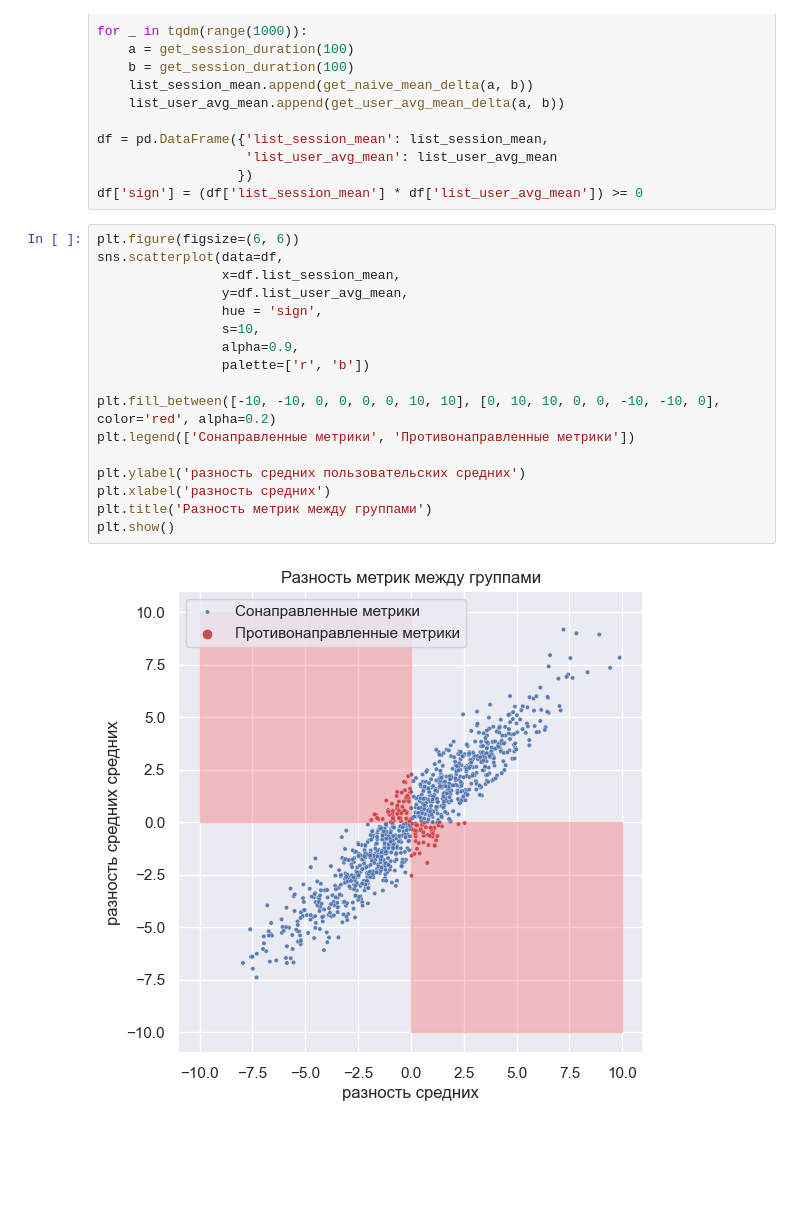
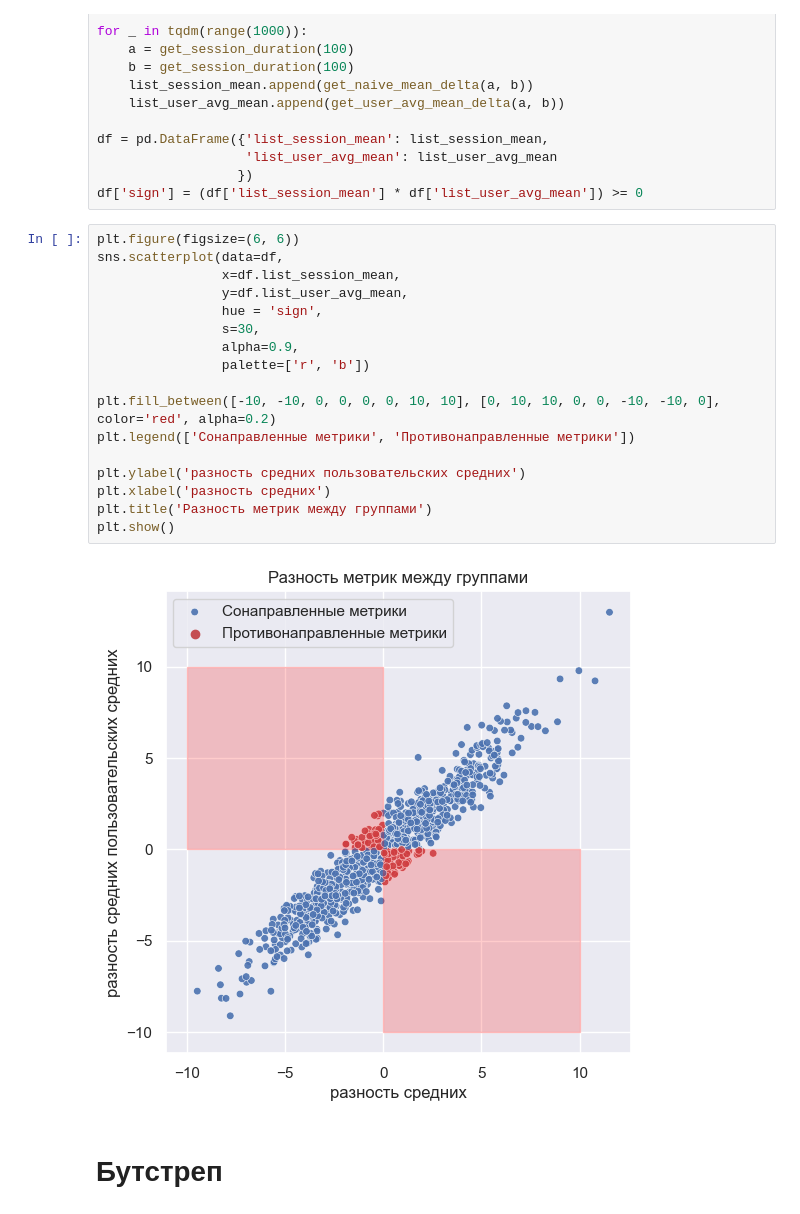
Before and after one commit to ShashlovAI/stat, a Jupyter notebook: AB/ratio_metrics.ipynb, the cells around one changed output. Saved outputs shown, nothing was run; the diff lists cells and outputs as text; blank space fills up the shorter version.

```diff
--- a/AB/ratio_metrics.ipynb
+++ b/AB/ratio_metrics.ipynb
@@ -59,19 +63,21 @@ df['sign'] = (df['list_session_mean'] * df['list_user_avg_mean']) >= 0
 # %%
 plt.figure(figsize=(6, 6))
 sns.scatterplot(data=df,
                 x=df.list_session_mean,
                 y=df.list_user_avg_mean,
                 hue = 'sign',
-                s=10,
+                s=30,
                 alpha=0.9,
                 palette=['r', 'b'])
 
 plt.fill_between([-10, -10, 0, 0, 0, 0, 10, 10], [0, 10, 10, 0, 0, -10, -10, 0], color='red', alpha=0.2)
 plt.legend(['Сонаправленные метрики', 'Противонаправленные метрики'])
 
 plt.ylabel('разность средних пользовательских средних')
 plt.xlabel('разность средних')
 plt.title('Разность метрик между группами')
 plt.show()
 # %% [output]
-[figure, old version]
+[figure, new version]
+# %% [markdown]
+# Бутстреп
```
Also changed, not shown: parts of 9 cells of this notebook.
